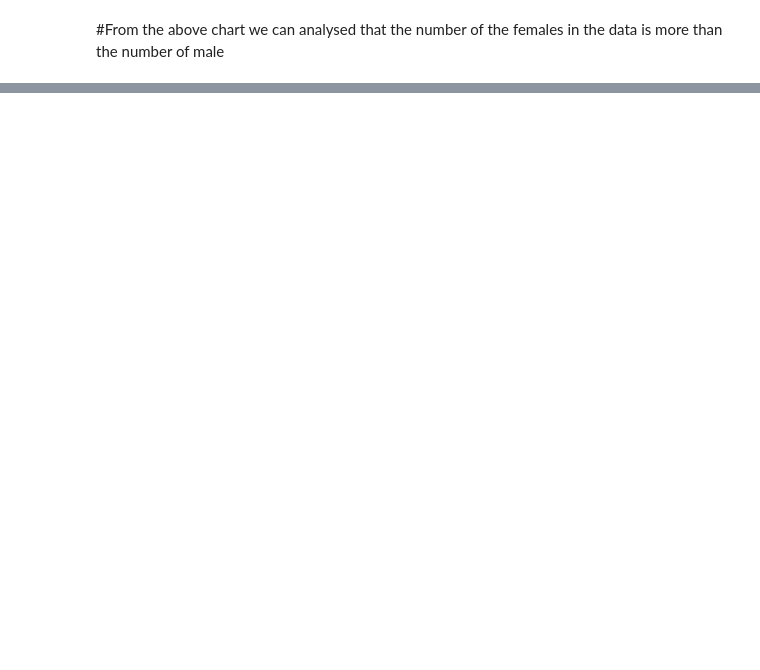
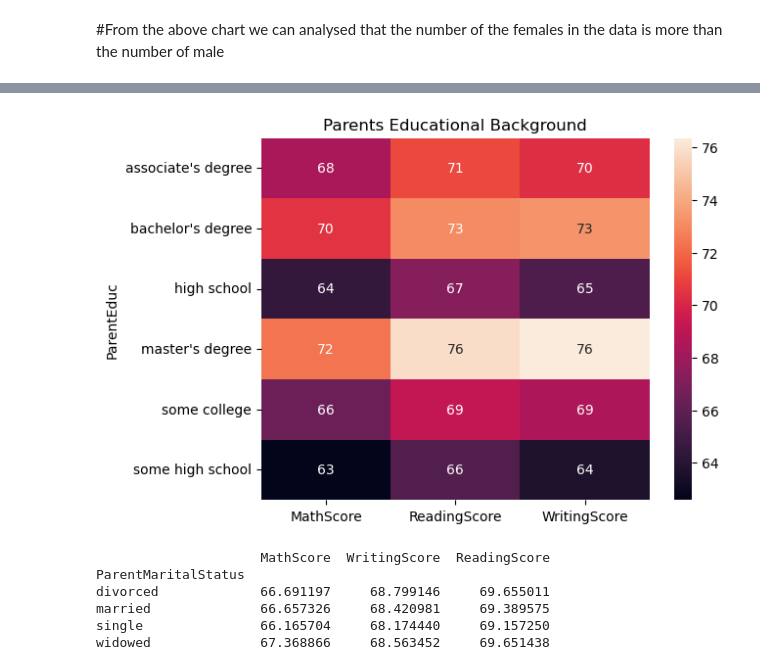
Before and after one commit to NeerajAuchar/Student_result_analysis, a Jupyter notebook: student_result_DataAnalysis.ipynb, the cells around one changed output, grey strips where cells are left out. Drawn from its saved outputs; the diff is of its cells as text; code cells hidden in the pictures; blank space fills up the shorter version.

```diff
--- a/student_result_DataAnalysis.ipynb
+++ b/student_result_DataAnalysis.ipynb
@@ -116,2 +117,5 @@ plt.show()
 # %% [markdown]
 #From the above chart we can analysed that the number of the females in the data is more than the number of male
+# %%
+gb = df.groupby("ParentEduc").agg({"MathScore" : 'mean', "ReadingScore" : "mean", "WritingScore": "mean"})
+print(gb)
@@ -117,0 +131,6 @@ plt.show()
+# %%
+sns.heatmap(gb , annot = True) #this heat map can easly visuavlize the data of the student's parent education
+plt.title("Parents Educational Background")
+plt.show() # here annot param will add the valuse in the associated block of colour
+# %% [output]
+[figure, added]
@@ -117,0 +141,10 @@ plt.show()
+# %%
+gb_mar = df.groupby("ParentMaritalStatus").agg({"MathScore": "mean", "WritingScore": "mean" , "ReadingScore": "mean"})
+print(gb_mar)
+# %% [output]
+                     MathScore  WritingScore  ReadingScore
+ParentMaritalStatus
+divorced             66.691197     68.799146     69.655011
+married              66.657326     68.420981     69.389575
+single               66.165704     68.174440     69.157250
+widowed              67.368866     68.563452     69.651438
```
Also changed, not shown: parts of 11 cells of this notebook.
